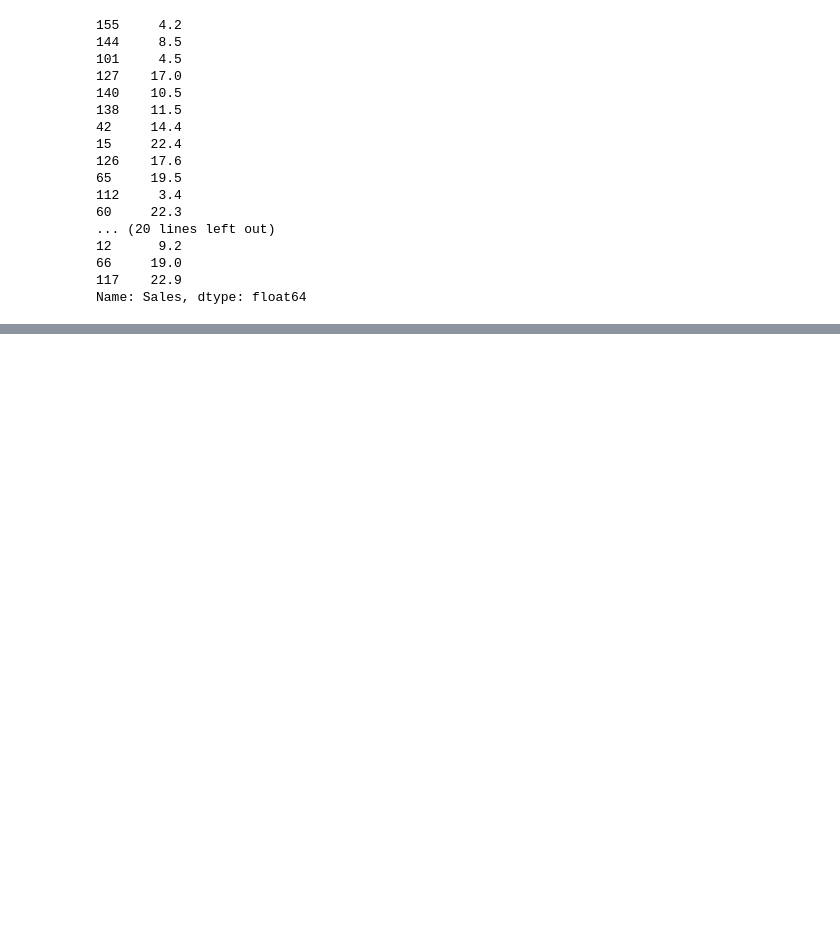
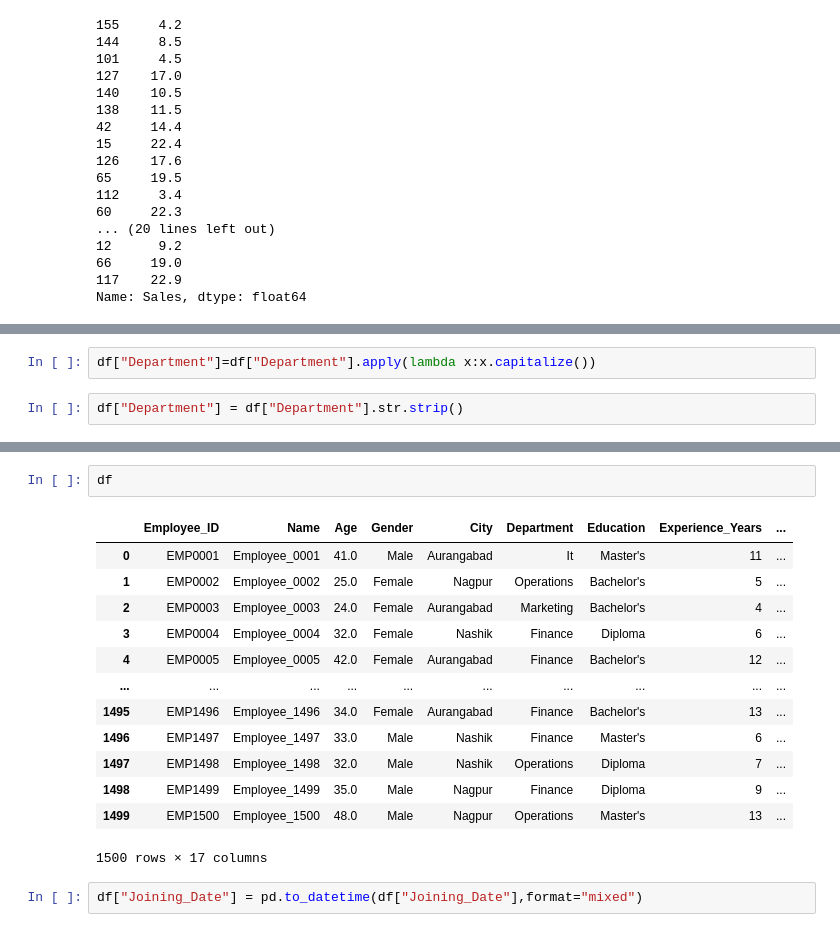
Before and after one commit to roshan-pardeshi/machine-learning, a Jupyter notebook: machine learning/Untitled.ipynb, the cells around one changed output, grey strips where cells are left out. Cells and saved outputs as stored; diff of their text form; blank space fills up the shorter version.

```diff
--- a/machine learning/Untitled.ipynb
+++ b/machine learning/Untitled.ipynb
@@ -143,0 +321,4 @@ Name: Sales, dtype: float64
+# %%
+df["Department"]=df["Department"].apply(lambda x:x.capitalize())
+# %%
+df["Department"] = df["Department"].str.strip()
@@ -143,0 +337,18 @@ Name: Sales, dtype: float64
+# %%
+df
+# %% [output]
+|  | Employee_ID | Name | Age | Gender | City | Department | Education | Experience_Years | ... |
+| 0 | EMP0001 | Employee_0001 | 41.0 | Male | Aurangabad | It | Master's | 11 | ... |
+| 1 | EMP0002 | Employee_0002 | 25.0 | Female | Nagpur | Operations | Bachelor's | 5 | ... |
+| 2 | EMP0003 | Employee_0003 | 24.0 | Female | Aurangabad | Marketing | Bachelor's | 4 | ... |
+| 3 | EMP0004 | Employee_0004 | 32.0 | Female | Nashik | Finance | Diploma | 6 | ... |
+| 4 | EMP0005 | Employee_0005 | 42.0 | Female | Aurangabad | Finance | Bachelor's | 12 | ... |
+| ... | ... | ... | ... | ... | ... | ... | ... | ... | ... |
+| 1495 | EMP1496 | Employee_1496 | 34.0 | Female | Aurangabad | Finance | Bachelor's | 13 | ... |
+| 1496 | EMP1497 | Employee_1497 | 33.0 | Male | Nashik | Finance | Master's | 6 | ... |
+| 1497 | EMP1498 | Employee_1498 | 32.0 | Male | Nashik | Operations | Diploma | 7 | ... |
+| 1498 | EMP1499 | Employee_1499 | 35.0 | Male | Nagpur | Finance | Diploma | 9 | ... |
+| 1499 | EMP1500 | Employee_1500 | 48.0 | Male | Nagpur | Operations | Master's | 13 | ... |
+1500 rows × 17 columns
+# %%
+df["Joining_Date"] = pd.to_datetime(df["Joining_Date"],format="mixed")
```
Also changed, not shown: parts of 26 cells of this notebook, 1 other file.
